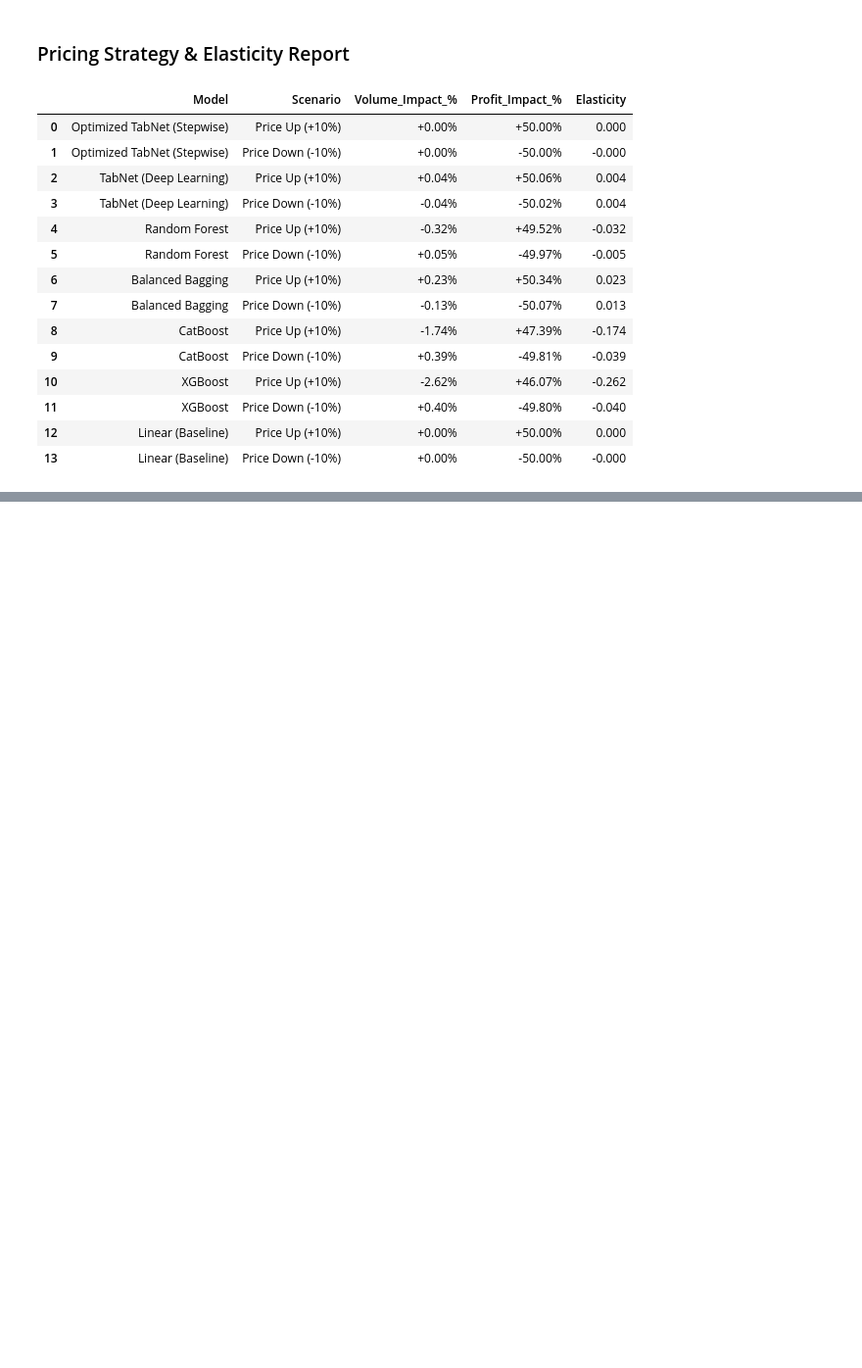
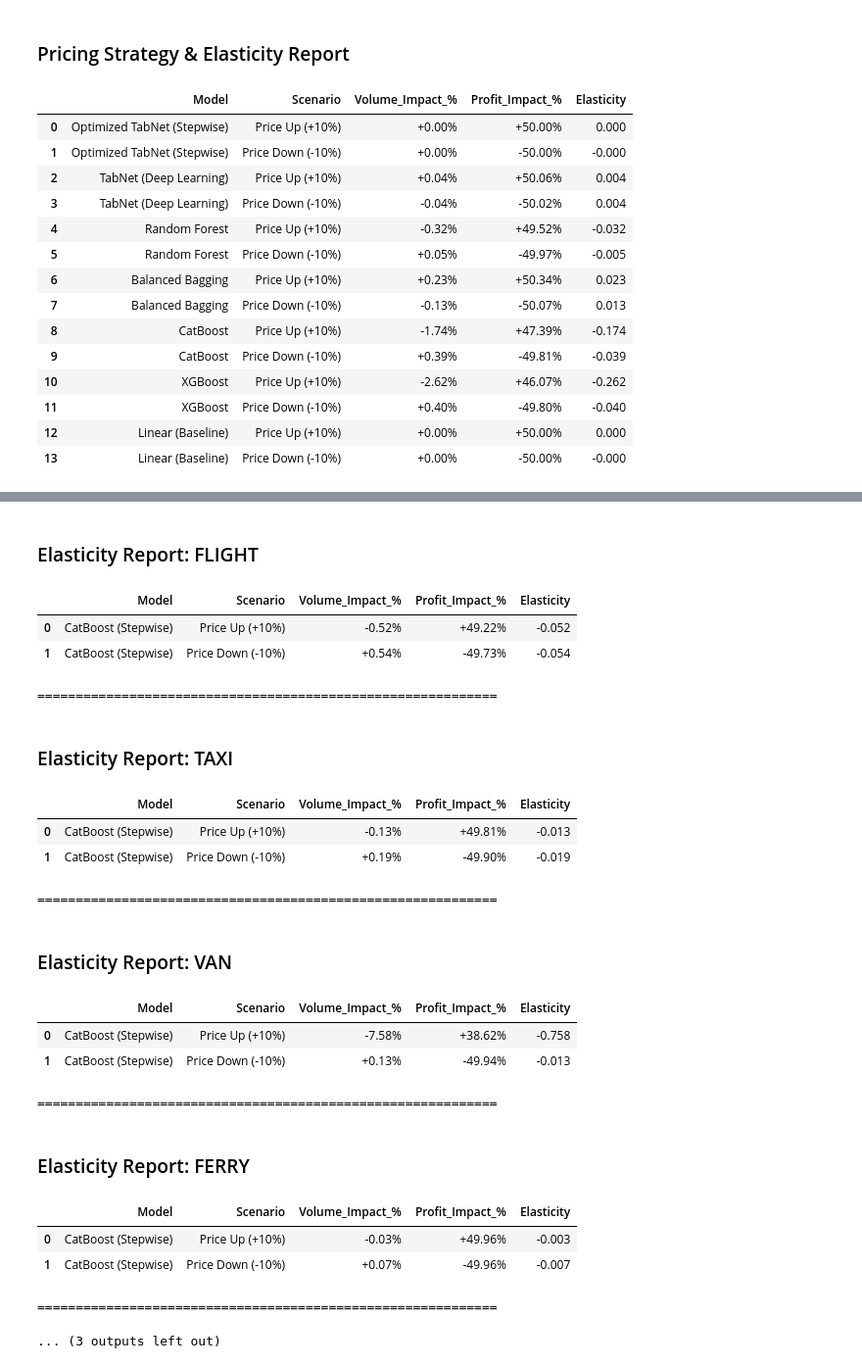
Before and after one commit to jacktgell/RevenueOps_12Go, a Jupyter notebook: 12go_nb.ipynb, the cells around one changed output, grey strips where cells are left out. Shown at 98% size. Saved outputs shown, nothing was run; the diff lists cells and outputs as text; code cells hidden in the pictures; blank space fills up the shorter version.

Commit message:
Refactor pipeline to mode-specific CatBoost selection and update final report results

```diff
--- a/12go_nb.ipynb
+++ b/12go_nb.ipynb
@@ -1015,7 +1044,7 @@ Standard stepwise selection might drop **Price** if it is overpowered by strong
 
 This results in a clean, highly optimized model containing only the features that truly drive user behavior.
 # %%
-from experimental_utils import LeaderboardReporter, TabNetStepwiseSelector
+
 
 # 1. Setup Data
 target_var = 'booked'
@@ -1032,7 +1061,7 @@ selector = TabNetStepwiseSelector(
     initial_features=list(X_train_step.columns)[0:1]
 )
 
-model = selector.run(max_cycles=3)
+model = selector.run(max_cycles=2)
 # %% [output]
 --- Starting TabNet Selection (Inclusive Strategy) ---
 Baseline Score: 0.05225
@@ -1134,0 +1318,63 @@ display(comp_sim_df.style
+# %%
+
+
+# Loop through the saved results
+for mode, data in experiment_results.items():
+
+    # 1. Prepare Inputs
+    selector = data['selector']
+    test_df = data['test_df']
+
+    # Create a dummy board so run_simple_simulation knows which model to test
+    # The name must contain "Stepwise" so your utility uses the correct features
+    stepwise_board = pd.DataFrame([{
+        'Model': 'CatBoost (Stepwise)',
+        'Object': selector.best_model
+    }])
+
+    # 2. Run Simulation
+    comp_sim_df = run_simple_simulation(
+        models_board=stepwise_board,
+        selector=selector,
+        X_test=test_df
+    )
+
+    # 3. Calculate Elasticity
+    elasticity_values = []
+    for index, row in comp_sim_df.iterrows():
+        if "Up" in row['Scenario']: e = row['Volume_Impact_%'] / 10
+        elif "Down" in row['Scenario']: e = row['Volume_Impact_%'] / -10
+        else: e = 0.0
+        elasticity_values.append(e)
+
+    comp_sim_df['Elasticity'] = elasticity_values
+
+    # 4. Display
+    display(Markdown(f"### Elasticity Report: {mode.upper()}"))
+    display(comp_sim_df.style
+            .background_gradient(cmap='RdYlGn', subset=['Profit_Impact_%'])
+            .format({'Volume_Impact_%': "{:+.2f}%", 'Profit_Impact_%': "{:+.2f}%", 'Elasticity': "{:.3f}"})
+    )
+    print(f"\n{'='*60}\n")
+# %% [output]
+### Elasticity Report: FLIGHT
+|  | Model | Scenario | Volume_Impact_% | Profit_Impact_% | Elasticity |
+| 0 | CatBoost (Stepwise) | Price Up (+10%) | -0.52% | +49.22% | -0.052 |
+| 1 | CatBoost (Stepwise) | Price Down (-10%) | +0.54% | -49.73% | -0.054 |
+============================================================
+### Elasticity Report: TAXI
+|  | Model | Scenario | Volume_Impact_% | Profit_Impact_% | Elasticity |
+| 0 | CatBoost (Stepwise) | Price Up (+10%) | -0.13% | +49.81% | -0.013 |
+| 1 | CatBoost (Stepwise) | Price Down (-10%) | +0.19% | -49.90% | -0.019 |
+============================================================
+### Elasticity Report: VAN
+|  | Model | Scenario | Volume_Impact_% | Profit_Impact_% | Elasticity |
+| 0 | CatBoost (Stepwise) | Price Up (+10%) | -7.58% | +38.62% | -0.758 |
+| 1 | CatBoost (Stepwise) | Price Down (-10%) | +0.13% | -49.94% | -0.013 |
+============================================================
+### Elasticity Report: FERRY
+|  | Model | Scenario | Volume_Impact_% | Profit_Impact_% | Elasticity |
+| 0 | CatBoost (Stepwise) | Price Up (+10%) | -0.03% | +49.96% | -0.003 |
+| 1 | CatBoost (Stepwise) | Price Down (-10%) | +0.07% | -49.96% | -0.007 |
+============================================================
+... (3 outputs left out)
```
Also changed, not shown: parts of 11 cells of this notebook.
